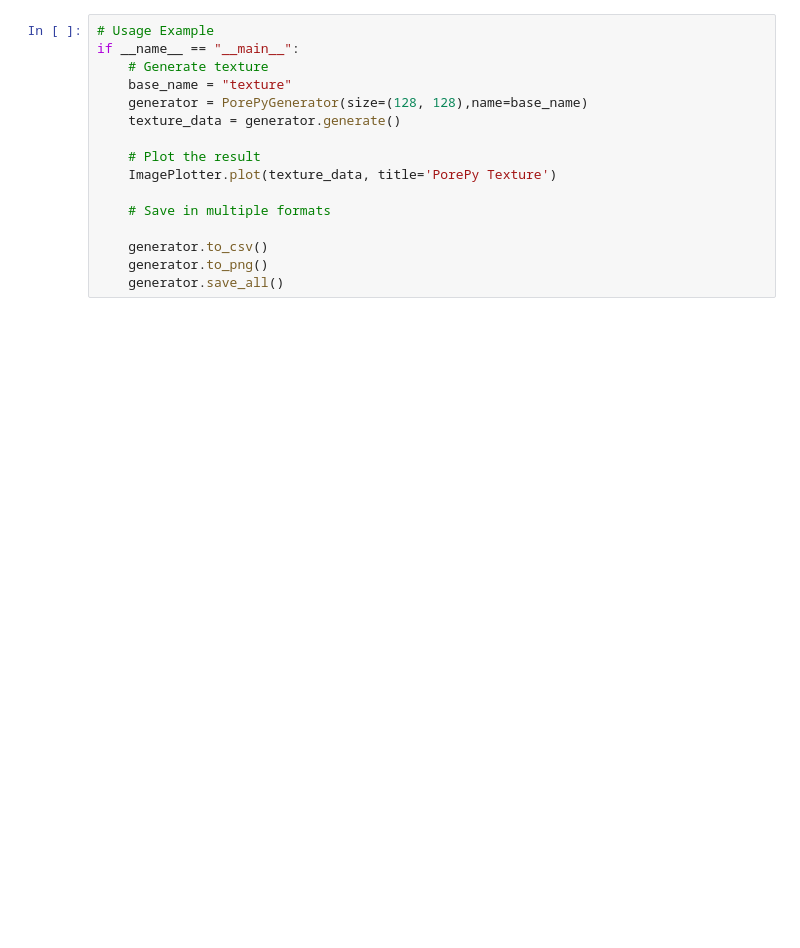
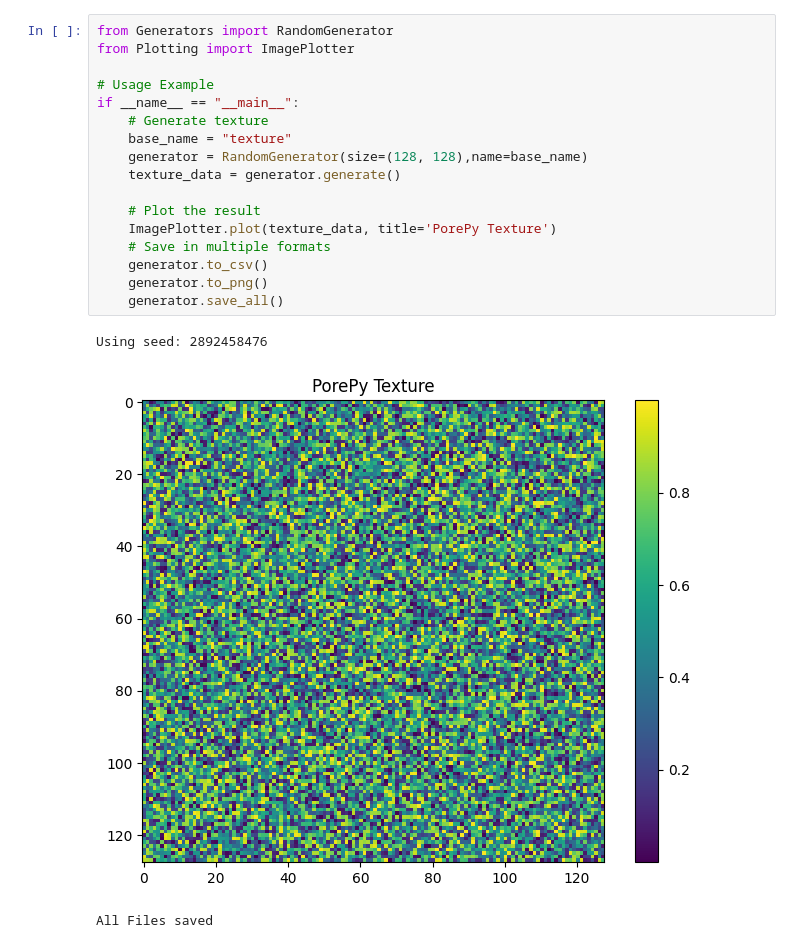
Before and after one commit to PSU-Geofluids-Lab/Texture_Generators, a Jupyter notebook: Testing_Collab.ipynb, the cells around one changed output. Drawn from its saved outputs; the diff is of its cells as text; blank space fills up the shorter version.

```diff
--- a/Testing_Collab.ipynb
+++ b/Testing_Collab.ipynb
@@ -43,16 +45,21 @@ ModuleNotFoundError: No module named 'stl'
 # %%
+from Generators import RandomGenerator
+from Plotting import ImagePlotter
+
 # Usage Example
 if __name__ == "__main__":
     # Generate texture
     base_name = "texture"
-    generator = PorePyGenerator(size=(128, 128),name=base_name)
+    generator = RandomGenerator(size=(128, 128),name=base_name)
     texture_data = generator.generate()
 
     # Plot the result
     ImagePlotter.plot(texture_data, title='PorePy Texture')
-
     # Save in multiple formats
-
     generator.to_csv()
     generator.to_png()
     generator.save_all()
+# %% [output]
+Using seed: 2892458476
+[figure, added]
+All Files saved
```
Also changed, not shown: parts of 10 cells of this notebook.
